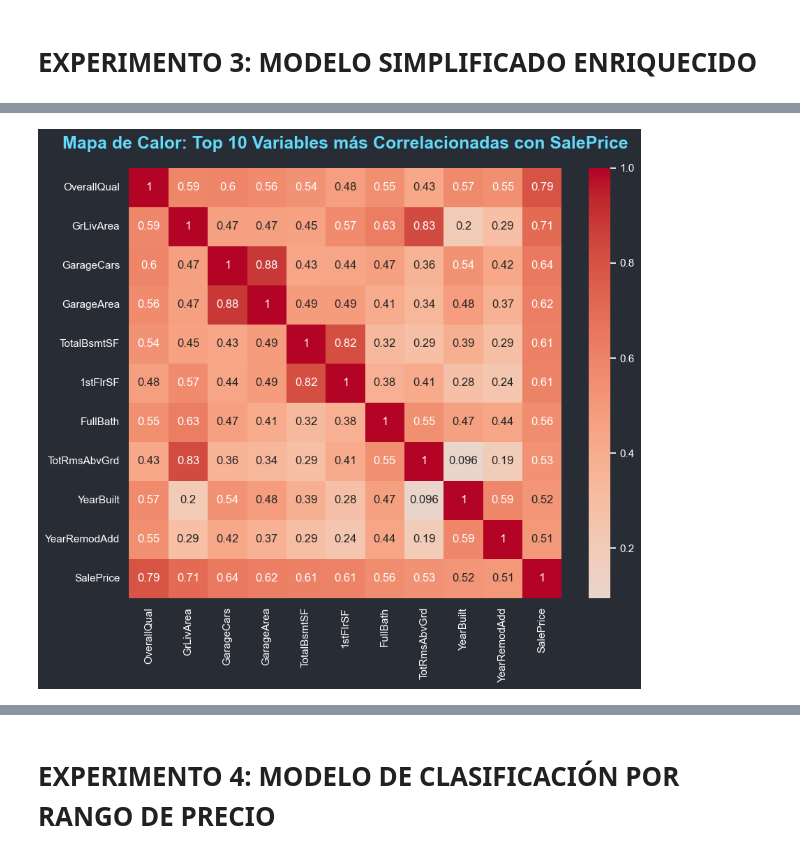
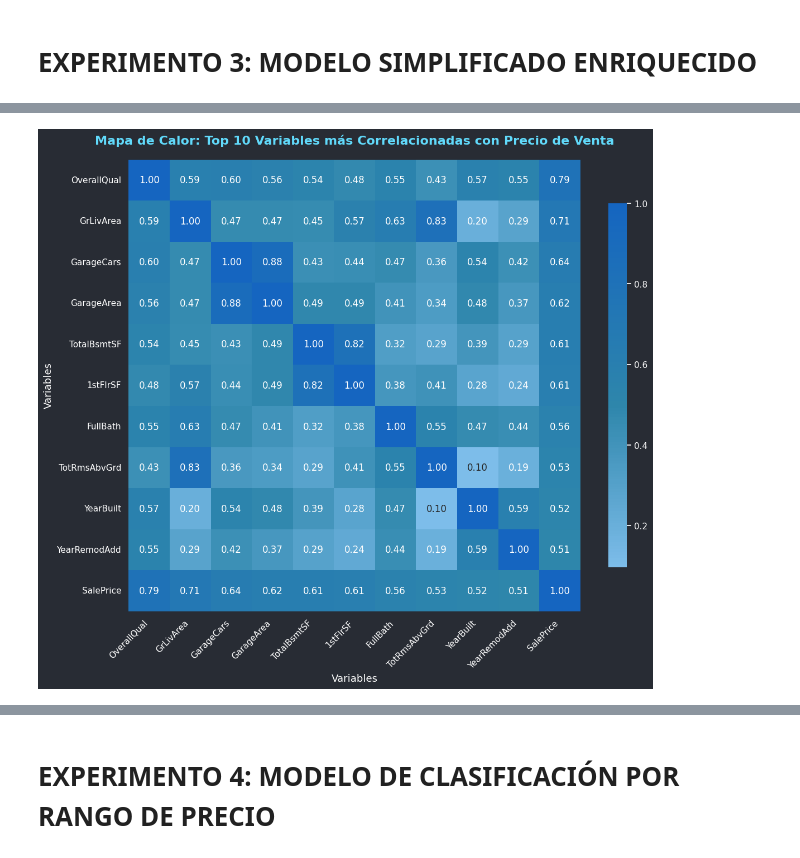
Before and after one commit to ivanmariani1/uade_tp, a Jupyter notebook: notebook/model_training.ipynb, the cells around one changed output, grey strips where cells are left out. Saved outputs shown, nothing was run; the diff lists cells and outputs as text; code cells hidden in the pictures.

```diff
--- a/notebook/model_training.ipynb
+++ b/notebook/model_training.ipynb
@@ -842,21 +844,45 @@ plt.show()
 # %%
+import matplotlib.pyplot as plt
+import seaborn as sns
+from matplotlib.colors import LinearSegmentedColormap
+
 # 1. Calcula la matriz de correlación
 corr = df.corr(numeric_only=True)
 
 # 2. Selecciona las 10 variables más correlacionadas con SalePrice (excluyendo SalePrice)
 top_corr = corr['SalePrice'].abs().sort_values(ascending=False).drop('SalePrice').head(10).index
 
 # 3. Crea una submatriz de correlación solo con esas variables + SalePrice
 selected_vars = top_corr.tolist() + ['SalePrice']
 corr_top = df[selected_vars].corr()
 
-# 4. Muestra el mapa de calor
-plt.figure(figsize=(10, 8))
-sns.heatmap(corr_top, annot=True, cmap='coolwarm', center=0)
-plt.title('Mapa de Calor: Top 10 Variables más Correlacionadas con SalePrice')
+# 4. Crear colormap personalizado con tu paleta azul corporativo
+# Para un gradiente más sofisticado con diferentes tonos de azul
+colors = ['#F8F9FA', '#E3F2FD', '#90CAF9', '#2E86AB', '#1565C0']
+custom_cmap = LinearSegmentedColormap.from_list("blue_gradient", colors, N=256)
+
+# 5. Generar el mapa de calor
+plt.figure(figsize=(12, 10))
+sns.heatmap(
+    corr_top,
+    annot=True,
+    fmt='.2f',
+    cmap=custom_cmap,
+    center=0,
+    square=True,
+    cbar_kws={'shrink': 0.8}
+)
+
+plt.title('Mapa de Calor: Top 10 Variables más Correlacionadas con Precio de Venta',
+          fontsize=16, fontweight='bold', pad=20)
+plt.xlabel('Variables', fontsize=13)
+plt.ylabel('Variables', fontsize=13)
+plt.xticks(rotation=45, ha='right')
+plt.yticks(rotation=0)
+plt.tight_layout()
 plt.show()
 # %% [output]
-[figure, old version]
+[figure, new version]
 # %%
 plt.figure(figsize=(10, 6))
 sns.boxplot(x='OverallQual', y='SalePrice', data=df)
```
Also changed, not shown: parts of 28 cells of this notebook, 18 other files.
